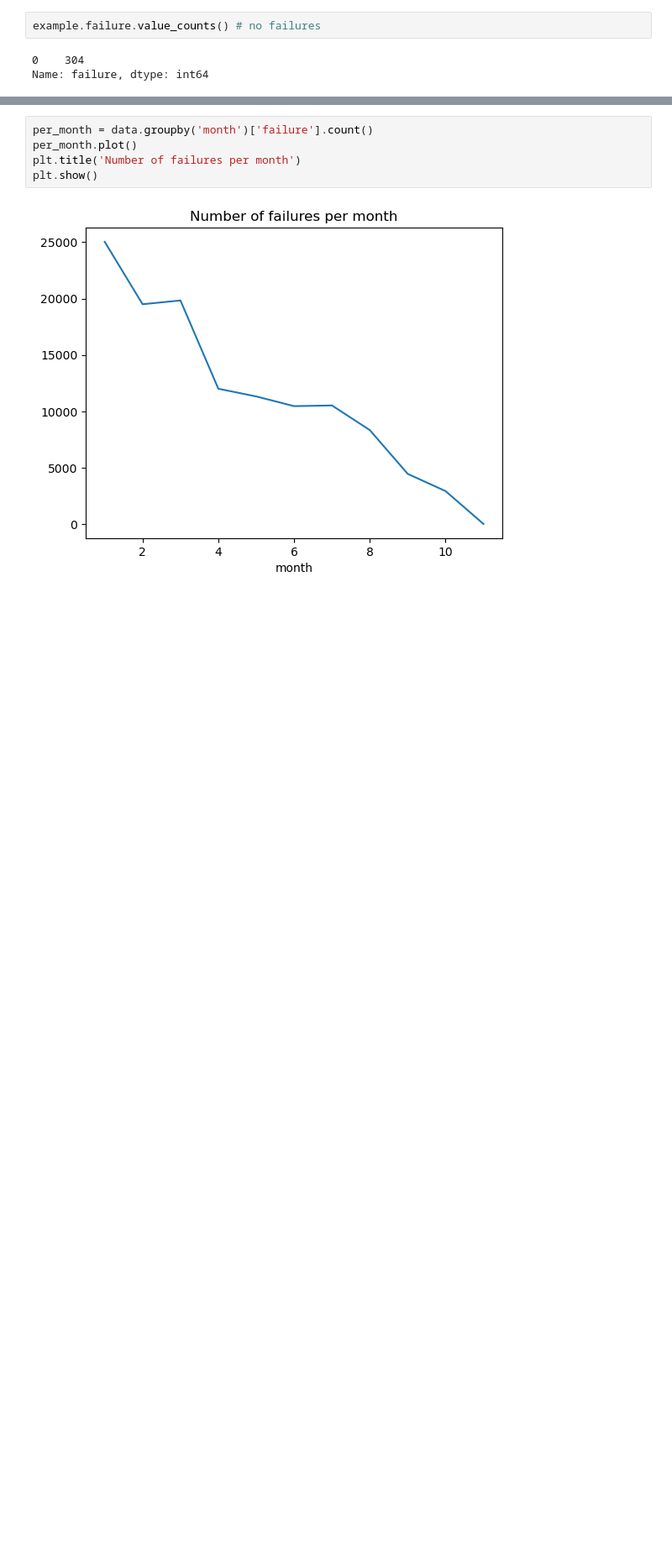
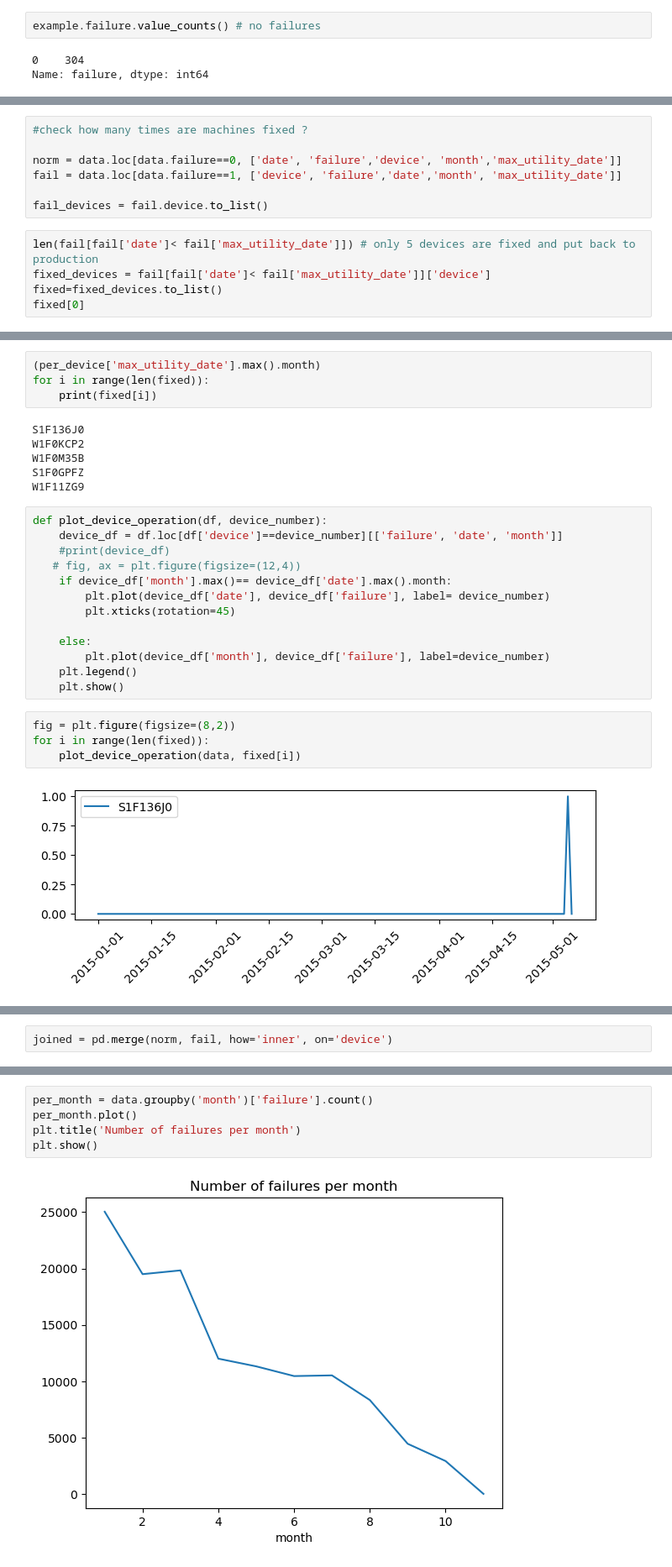
Before and after one commit to tamaricki/Projects, a Jupyter notebook: predictive_maintenance.ipynb, the cells around one changed output, grey strips where cells are left out. Shown at 84% size. Saved outputs shown, nothing was run; the diff lists cells and outputs as text; blank space fills up the shorter version.

```diff
--- a/predictive_maintenance.ipynb
+++ b/predictive_maintenance.ipynb
@@ -180,0 +208,12 @@ Name: failure, dtype: int64
+# %%
+#check how many times are machines fixed ?
+
+norm = data.loc[data.failure==0, ['date', 'failure','device', 'month','max_utility_date']]
+fail = data.loc[data.failure==1, ['device', 'failure','date','month', 'max_utility_date']]
+
+fail_devices = fail.device.to_list()
+# %%
+len(fail[fail['date']< fail['max_utility_date']]) # only 5 devices are fixed and put back to production
+fixed_devices = fail[fail['date']< fail['max_utility_date']]['device']
+fixed=fixed_devices.to_list()
+fixed[0]
@@ -180,0 +229,29 @@ Name: failure, dtype: int64
+# %%
+(per_device['max_utility_date'].max().month)
+for i in range(len(fixed)):
+    print(fixed[i])
+# %% [output]
+S1F136J0
+W1F0KCP2
+W1F0M35B
+S1F0GPFZ
+W1F11ZG9
+# %%
+def plot_device_operation(df, device_number):
+    device_df = df.loc[df['device']==device_number][['failure', 'date', 'month']]
+    #print(device_df)
+   # fig, ax = plt.figure(figsize=(12,4))
+    if device_df['month'].max()== device_df['date'].max().month:
+        plt.plot(device_df['date'], device_df['failure'], label= device_number)
+        plt.xticks(rotation=45)
+
+    else:
+        plt.plot(device_df['month'], device_df['failure'], label=device_number)
+    plt.legend()
+    plt.show()
+# %%
+fig = plt.figure(figsize=(8,2))
+for i in range(len(fixed)):
+    plot_device_operation(data, fixed[i])
+# %% [output]
+[figure, added]
@@ -180,0 +262,2 @@ Name: failure, dtype: int64
+# %%
+joined = pd.merge(norm, fail, how='inner', on='device')
```
Also changed, not shown: parts of 11 cells of this notebook.
